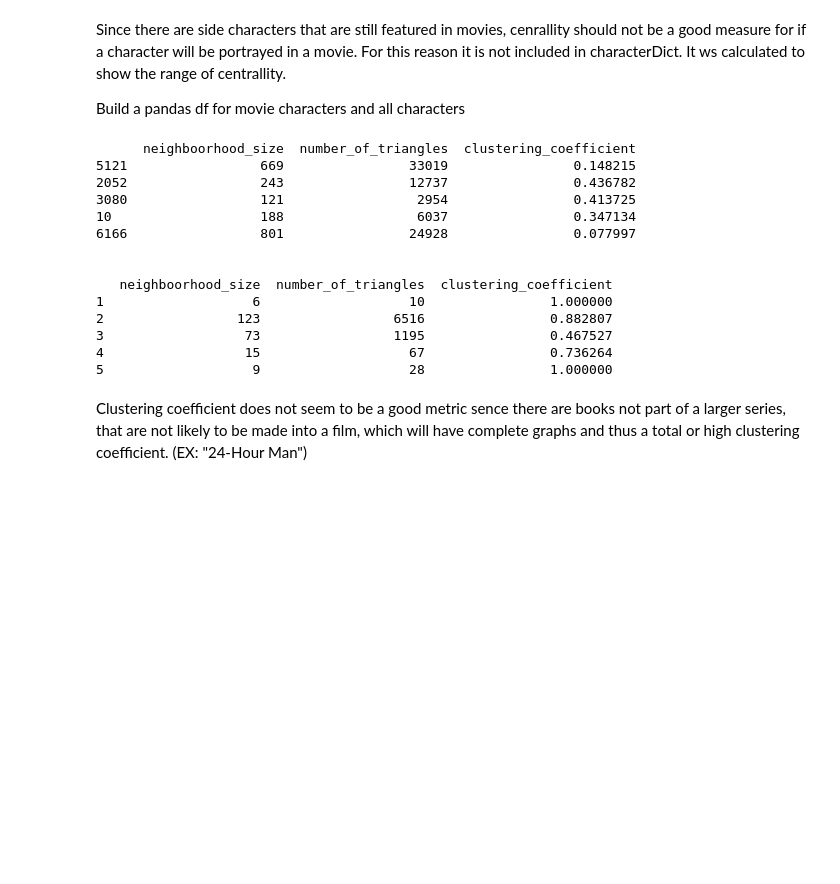
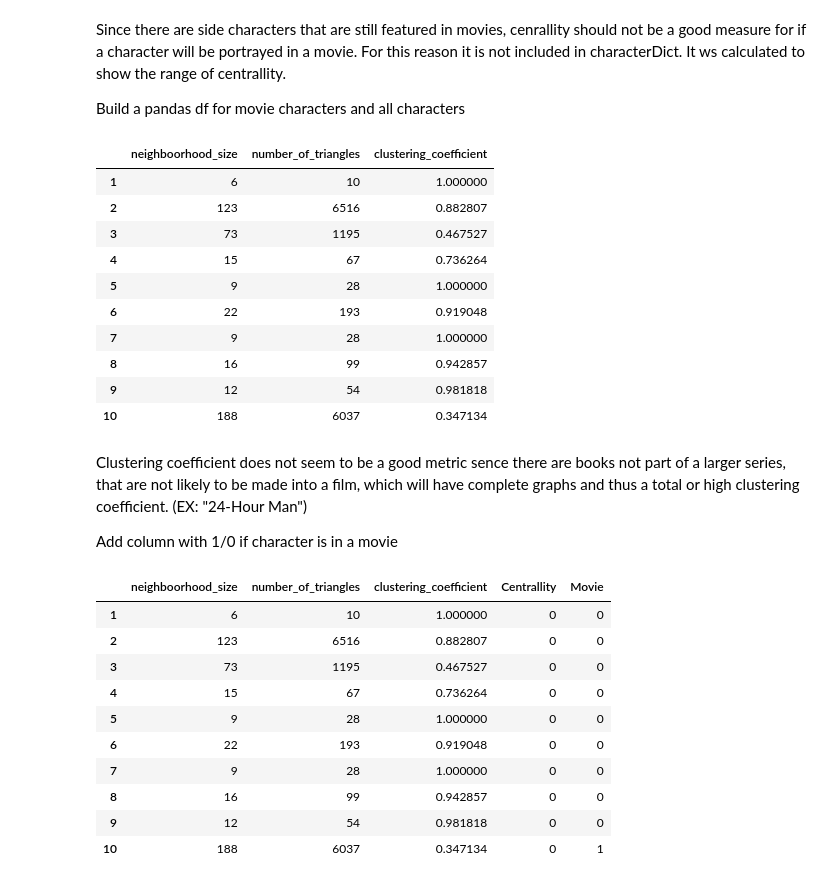
Before and after one commit to Konti6793/spring-2015-homeworks, a Jupyter notebook: submissions/FinalProject/FinalProject.ipynb, the cells around one changed output. Cells and saved outputs as stored; diff of their text form; code cells hidden in the pictures; blank space fills up the shorter version.

```diff
--- a/submissions/FinalProject/FinalProject.ipynb
+++ b/submissions/FinalProject/FinalProject.ipynb
@@ -141,10 +142,6 @@ Since there are side characters that are still featured in movies, cenrallity sh
 
 Build a pandas df for movie characters and all characters
 # %%
-movieCharacterFrame = pd.DataFrame.from_dict(characterDict, orient = 'index')
-movieCharacterFrame.columns = ['neighboorhood_size', 'number_of_triangles', 'clustering_coefficient']
-#print movieCharacterFrame.head(5)
-
 characterNMDict = {}
 for chars in charGraph.nodes():
     characterNMDict[chars] = len(charGraph.neighbors(chars)), nx.triangles(charGraph, chars), nx.clustering(charGraph, chars)
@@ -152,24 +149,20 @@ for chars in charGraph.nodes():
 characterFrame = pd.DataFrame.from_dict(characterNMDict, orient = 'index')
 characterFrame.columns = ['neighboorhood_size', 'number_of_triangles', 'clustering_coefficient']
 
-print movieCharacterFrame.head(5)
-print ''
-print ''
-print characterFrame.head(5)
+characterFrame.head(10)
 # %% [output]
-      neighboorhood_size  number_of_triangles  clustering_coefficient
-5121                 669                33019                0.148215
-2052                 243                12737                0.436782
-3080                 121                 2954                0.413725
-10                   188                 6037                0.347134
-6166                 801                24928                0.077997
-
-
-   neighboorhood_size  number_of_triangles  clustering_coefficient
-1                   6                   10                1.000000
-2                 123                 6516                0.882807
-3                  73                 1195                0.467527
-4                  15                   67                0.736264
-5                   9                   28                1.000000
+|  | neighboorhood_size | number_of_triangles | clustering_coefficient |
+| 1 | 6 | 10 | 1.000000 |
+| 2 | 123 | 6516 | 0.882807 |
+| 3 | 73 | 1195 | 0.467527 |
+| 4 | 15 | 67 | 0.736264 |
+| 5 | 9 | 28 | 1.000000 |
+| 6 | 22 | 193 | 0.919048 |
+| 7 | 9 | 28 | 1.000000 |
+| 8 | 16 | 99 | 0.942857 |
+| 9 | 12 | 54 | 0.981818 |
+| 10 | 188 | 6037 | 0.347134 |
 # %% [markdown]
 Clustering coefficient does not seem to be a good metric sence there are books not part of a larger series, that are not likely to be made into a film, which will have complete graphs and thus a total or high clustering coefficient.  (EX: "24-Hour Man")
+
+Add column with 1/0 if character is in a movie
@@ -175,0 +173,14 @@ Clustering coefficient does not seem to be a good metric sence there are books n
+# %%
+characterFrame.head(10)
+# %% [output]
+|  | neighboorhood_size | number_of_triangles | clustering_coefficient | Centrallity | Movie |
+| 1 | 6 | 10 | 1.000000 | 0 | 0 |
+| 2 | 123 | 6516 | 0.882807 | 0 | 0 |
+| 3 | 73 | 1195 | 0.467527 | 0 | 0 |
+| 4 | 15 | 67 | 0.736264 | 0 | 0 |
+| 5 | 9 | 28 | 1.000000 | 0 | 0 |
+| 6 | 22 | 193 | 0.919048 | 0 | 0 |
+| 7 | 9 | 28 | 1.000000 | 0 | 0 |
+| 8 | 16 | 99 | 0.942857 | 0 | 0 |
+| 9 | 12 | 54 | 0.981818 | 0 | 0 |
+| 10 | 188 | 6037 | 0.347134 | 0 | 1 |
```
Also changed, not shown: parts of 12 cells of this notebook.
